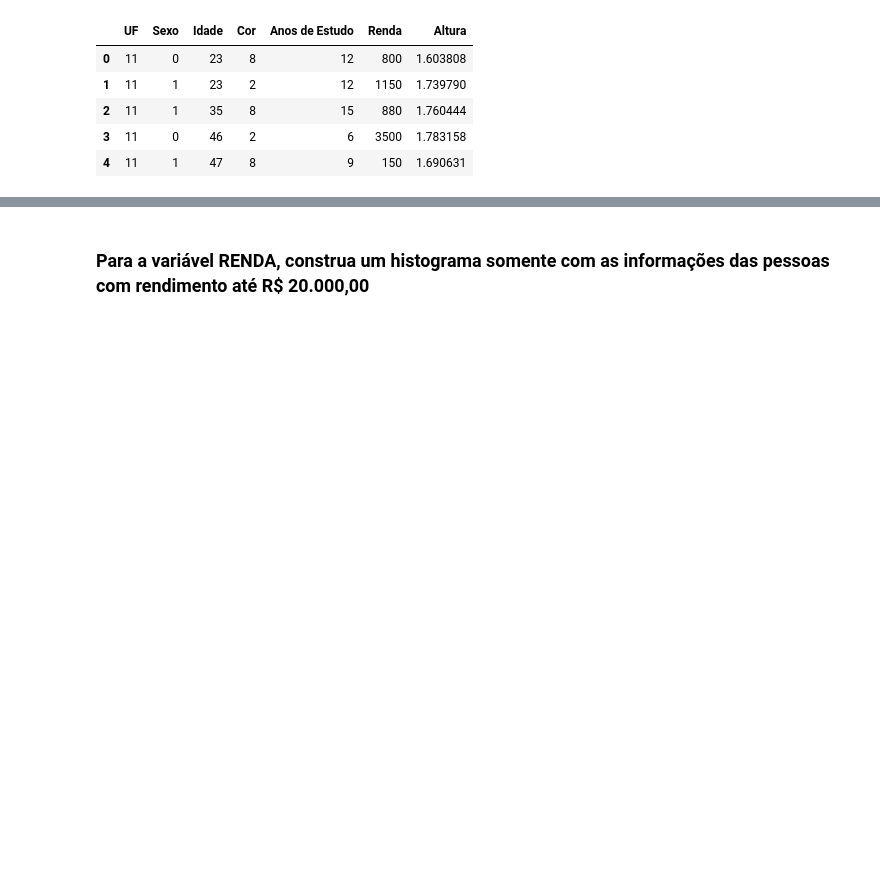
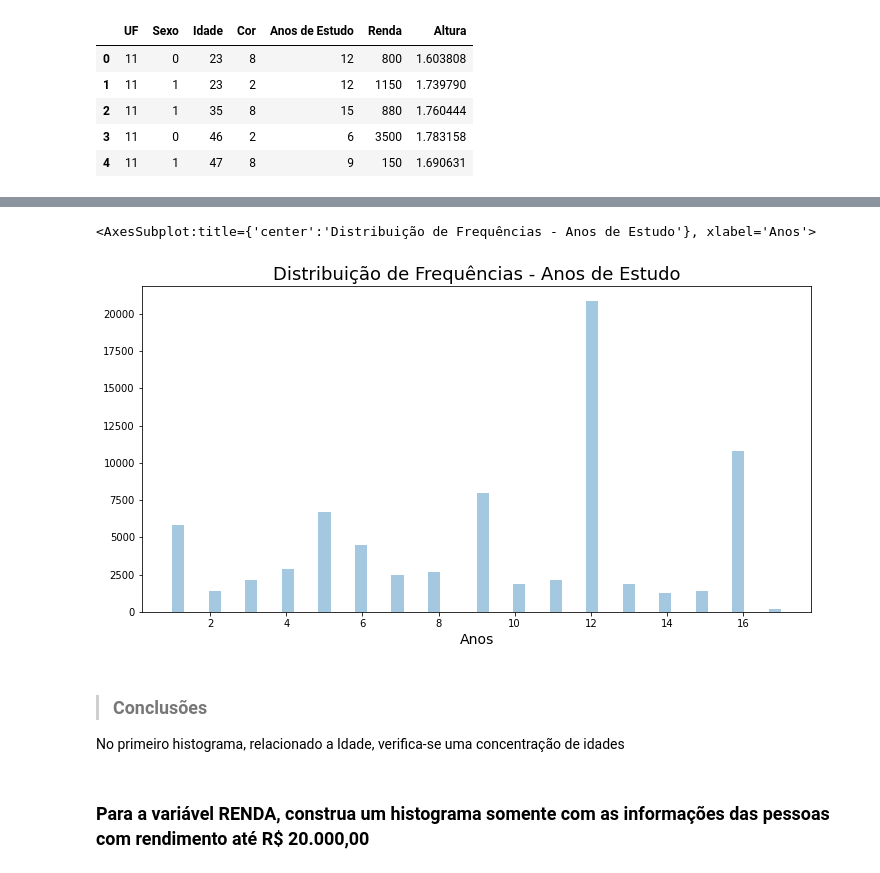
Before and after one commit to cglima/estatistica-python-parte-1-frequencias-e-medidas, a Jupyter notebook: notebook/Análise_Descritiva.ipynb, the cells around one changed output, grey strips where cells are left out. Drawn from its saved outputs; the diff is of its cells as text; code cells hidden in the pictures; blank space fills up the shorter version.

```diff
--- a/notebook/Análise_Descritiva.ipynb
+++ b/notebook/Análise_Descritiva.ipynb
@@ -256,2 +261,16 @@ Escreva suas conclusões aqui...
+# %%
+ax = sns.distplot(dados["Anos de Estudo"], kde=False)
+
+ax.figure.set_size_inches(12, 6)
+ax.set_title("Distribuição de Frequências - Anos de Estudo", fontsize=18)
+ax.set_xlabel("Anos", fontsize=14)
+ax
+# %% [output]
+<AxesSubplot:title={'center':'Distribuição de Frequências - Anos de Estudo'}, xlabel='Anos'>
+[figure, added]
+# %% [markdown]
+> ### Conclusões
+
+No primeiro histograma, relacionado a Idade, verifica-se uma concentração de idades
 # %% [markdown]
 ### Para a variável RENDA, construa um histograma somente com as informações das pessoas com rendimento até R$ 20.000,00
```
Also changed, not shown: parts of 24 cells of this notebook.
